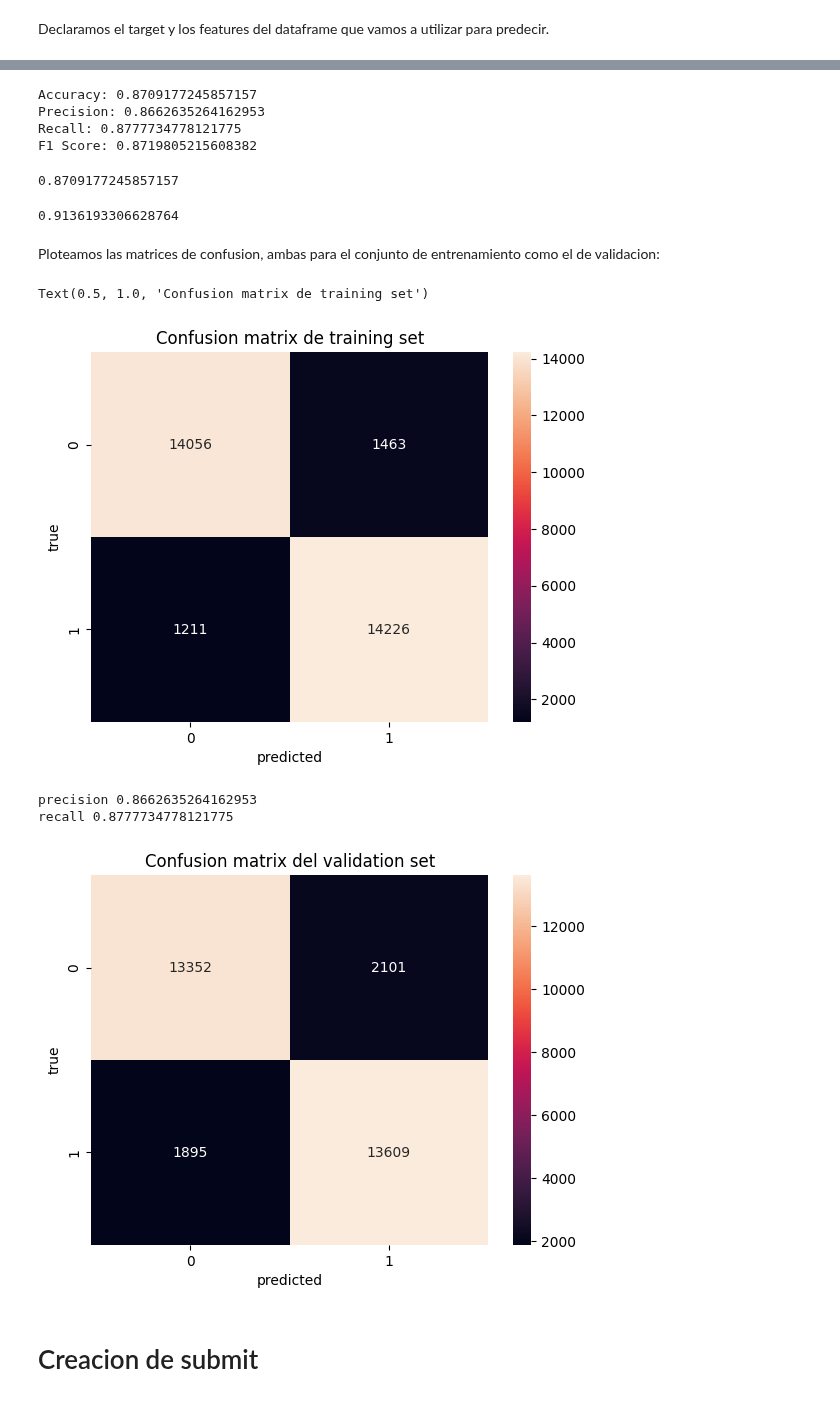
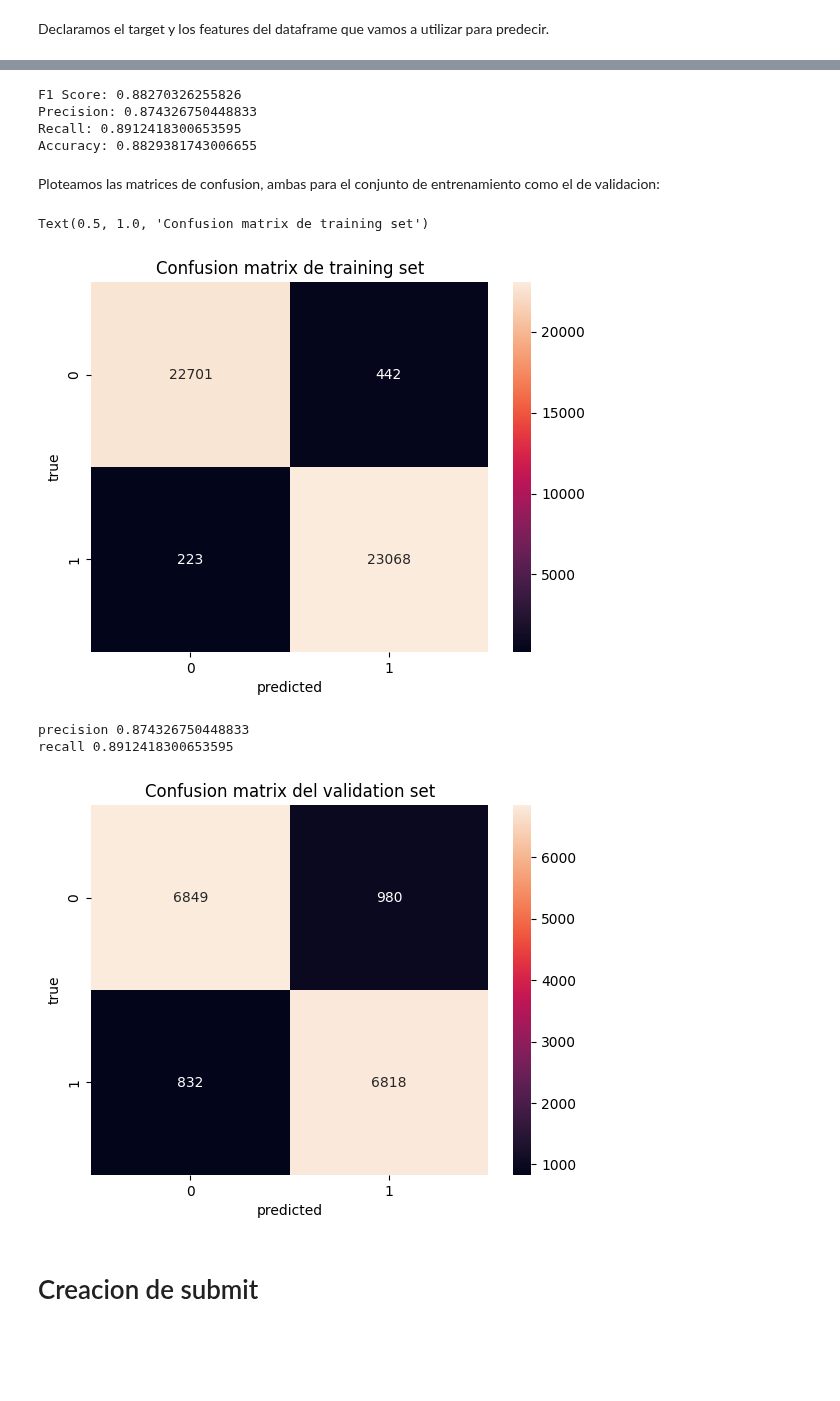
Before and after one commit to LuchoLorenzo1/7506R-1C2023-GRUPO19, a Jupyter notebook: checkpoint3/7506R_TP1_GRUPO19_CH3_ENTREGA_XGB.ipynb, the cells around one changed output, grey strips where cells are left out. Saved outputs shown, nothing was run; the diff lists cells and outputs as text; code cells hidden in the pictures; blank space fills up the shorter version.

```diff
--- a/checkpoint3/7506R_TP1_GRUPO19_CH3_ENTREGA_XGB.ipynb
+++ b/checkpoint3/7506R_TP1_GRUPO19_CH3_ENTREGA_XGB.ipynb
@@ -136,0 +181,13 @@ Realizamos las predicciones y calculamos las métricas
+# %%
+clf2 = xgb.XGBClassifier(learning_rate=0.1,
+                         max_depth=10,
+                         subsample=0.8,
+                         colsample_bytree=0.6,
+                         n_estimators=1000, early_stopping_rounds=50)
+
+clf2.fit(X_train, y_train,
+       eval_set=[(X_train, y_train), (X_val, y_val)],
+       verbose=50)
+
+print("f1 score sobre validacion: ", f1_score(y_val, clf2.predict(X_val)))
+print("f1 score sobre train: ", f1_score(y_train, clf2.predict(X_train)))
@@ -136,0 +204,17 @@ Realizamos las predicciones y calculamos las métricas
+# %%
+clf3 = xgb.XGBClassifier(learning_rate=0.1,
+                         max_depth=13,
+                         subsample=0.85,
+                         colsample_bytree=0.7,
+                         # regularizacion:
+                         gamma=5,
+                         reg_lambda=2,
+                         reg_alpha=2,
+                         n_estimators=500, early_stopping_rounds=50)
+
+clf3.fit(X_train, y_train,
+       eval_set=[(X_train, y_train), (X_val, y_val)],
+       verbose=50)
+
+print("f1 score sobre validacion: ", f1_score(y_val, clf3.predict(X_val)))
+print("f1 score sobre train: ", f1_score(y_train, clf3.predict(X_train)))
@@ -136,0 +237,11 @@ Realizamos las predicciones y calculamos las métricas
+# %%
+param_grid = {
+ 'max_depth': list(range(10,16)),
+ 'subsample': [0.6,0.7,0.8,0.9,1],
+ 'colsample_bytree': [0.6,0.7,0.8,0.9,1],
+}
+
+xgb_clf = xgb.XGBClassifier(learning_rate=0.1, n_estimators=400)
+
+grid = RandomizedSearchCV(xgb_clf, param_distributions=param_grid, cv=3, n_iter=10, scoring=make_scorer(f1_score))
+grid.fit(X_train, y_train)
@@ -137,32 +288,24 @@ Realizamos las predicciones y calculamos las métricas
 # %%
-y_pred = model.predict(X_val)
+y_pred = grid.predict(X_val)
 
 accuracy = accuracy_score(y_val, y_pred)
 precision = precision_score(y_val, y_pred)
 recall = recall_score(y_val, y_pred)
 f1 = f1_score(y_val, y_pred)
 
-print("Accuracy:", accuracy)
+print("F1 Score:", f1)
 print("Precision:", precision)
 print("Recall:", recall)
-print("F1 Score:", f1)
+print("Accuracy:", accuracy)
 # %% [output]
-Accuracy: 0.8709177245857157
-Precision: 0.8662635264162953
-Recall: 0.8777734778121775
-F1 Score: 0.8719805215608382
+F1 Score: 0.88270326255826
+Precision: 0.874326750448833
+Recall: 0.8912418300653595
+Accuracy: 0.8829381743006655
-# %%
-model.score(X_val, y_val)
-# %% [output]
-0.8709177245857157
-# %%
-model.score(X_train, y_train)
-# %% [output]
-0.9136193306628764
 # %% [markdown]
 Ploteamos las matrices de confusion, ambas para el conjunto de entrenamiento como el de validacion:
 # %%
-y_pred = model.predict(X_train)
+y_pred = grid.predict(X_train)
 confusion = confusion_matrix(y_train, y_pred)
 sns.heatmap(confusion, annot=True, fmt='.0f')
 plt.ylabel('true')
@@ -170,20 +313,20 @@ plt.xlabel('predicted')
 plt.title("Confusion matrix de training set")
 # %% [output]
 Text(0.5, 1.0, 'Confusion matrix de training set')
-[figure, old version]
+[figure, new version]
 # %%
-y_pred = model.predict(X_val)
+y_pred = grid.predict(X_val)
 confusion = confusion_matrix(y_val, y_pred)
 sns.heatmap(confusion, annot=True, fmt='.0f')
 plt.ylabel('true')
 plt.xlabel('predicted')
 plt.title("Confusion matrix del validation set")
 print("precision", precision_score(y_val, y_pred))
 print("recall", recall_score(y_val, y_pred))
 # %% [output]
-precision 0.8662635264162953
-recall 0.8777734778121775
+precision 0.874326750448833
+recall 0.8912418300653595
-[figure, old version]
+[figure, new version]
 # %% [markdown]
 # Creacion de submit
 # %%
```
Also changed, not shown: parts of 21 cells of this notebook, 1 other file.
